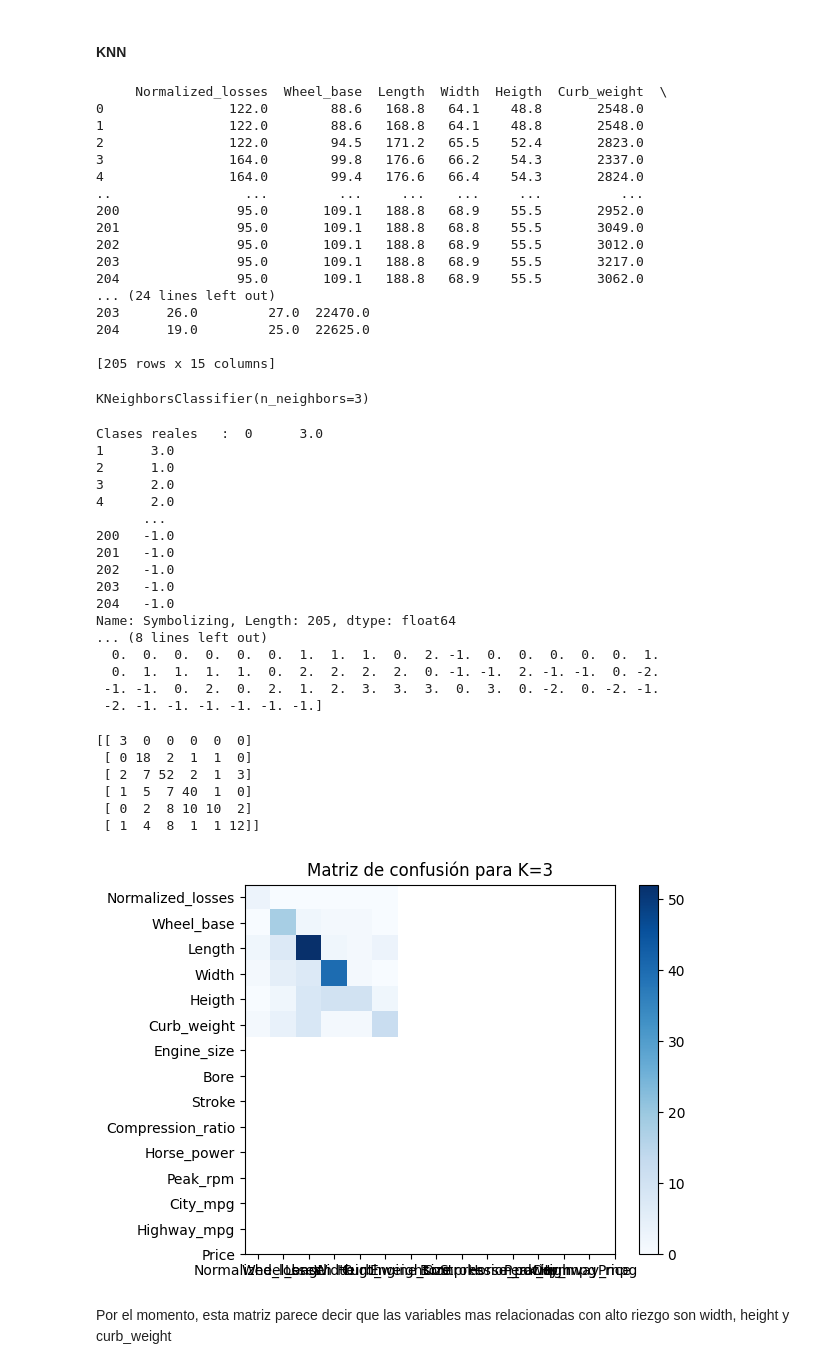
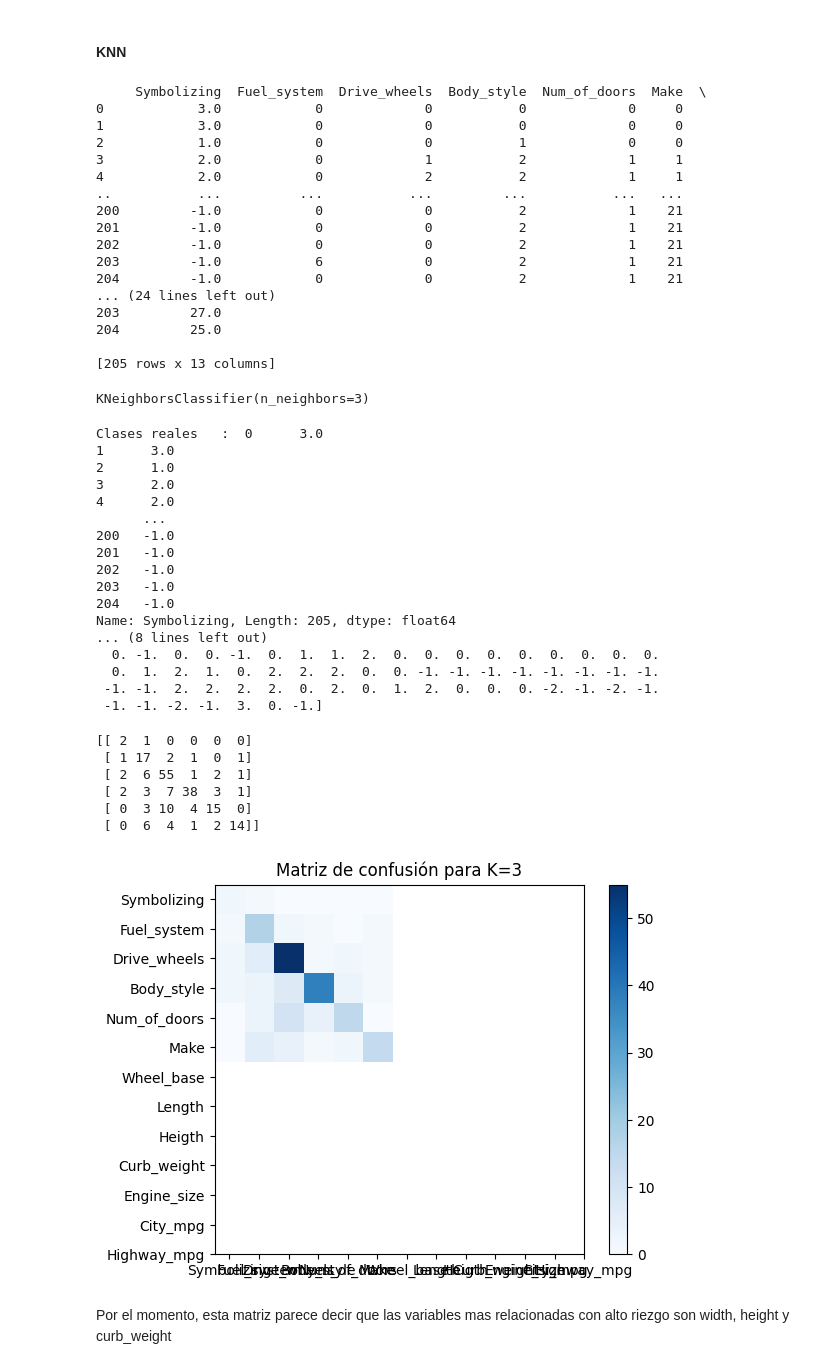
Before and after one commit to SebastianMosqueraCaicedo/ana-datos-riesgo, a Jupyter notebook: Proyect_Agredo_Mosquera.ipynb, the cells around one changed output. Drawn from its saved outputs; the diff is of its cells as text; code cells hidden in the pictures.

Commit message:
turn cualitative vars into numerical values for models

```diff
--- a/Proyect_Agredo_Mosquera.ipynb
+++ b/Proyect_Agredo_Mosquera.ipynb
@@ -864,0 +866,6 @@ data.head()
+# %%
+#Convirtamos las variables categoricas en numeros para que los modelos lo puedan entender
+imp_cat =  data.select_dtypes(['object']).columns
+
+data[imp_cat] = data[imp_cat].apply(lambda x: pd.factorize(x)[0])
+data.head()
@@ -869,28 +897,28 @@ Trabajaremos KNN, Naive Bayes y Regresion Logistica
 # %% [markdown]
 #### KNN
 # %%
-x=data[cuant_var]
+x=data[var_imp]
 y=data["Symbolizing"]
 print(x)
 #Compararemos todas las caracteristicas numericas con la variable objetivo: el riesgo / Symbolizing
 # %% [output]
-     Normalized_losses  Wheel_base  Length  Width  Heigth  Curb_weight  \
-0                122.0        88.6   168.8   64.1    48.8       2548.0
-1                122.0        88.6   168.8   64.1    48.8       2548.0
-2                122.0        94.5   171.2   65.5    52.4       2823.0
-3                164.0        99.8   176.6   66.2    54.3       2337.0
-4                164.0        99.4   176.6   66.4    54.3       2824.0
-..                 ...         ...     ...    ...     ...          ...
-200               95.0       109.1   188.8   68.9    55.5       2952.0
-201               95.0       109.1   188.8   68.8    55.5       3049.0
-202               95.0       109.1   188.8   68.9    55.5       3012.0
-203               95.0       109.1   188.8   68.9    55.5       3217.0
-204               95.0       109.1   188.8   68.9    55.5       3062.0
+     Symbolizing  Fuel_system  Drive_wheels  Body_style  Num_of_doors  Make  \
+0            3.0            0             0           0             0     0
+1            3.0            0             0           0             0     0
+2            1.0            0             0           1             0     0
+3            2.0            0             1           2             1     1
+4            2.0            0             2           2             1     1
+..           ...          ...           ...         ...           ...   ...
+200         -1.0            0             0           2             1    21
+201         -1.0            0             0           2             1    21
+202         -1.0            0             0           2             1    21
+203         -1.0            6             0           2             1    21
+204         -1.0            0             0           2             1    21
 ... (24 lines left out)
-203      26.0         27.0  22470.0
-204      19.0         25.0  22625.0
+203         27.0
+204         25.0
 
-[205 rows x 15 columns]
+[205 rows x 13 columns]
 # %%
 k=3
 knn = neighbors.KNeighborsClassifier(n_neighbors=k)
@@ -915,31 +943,30 @@ Clases reales   :  0      3.0
 204   -1.0
 Name: Symbolizing, Length: 205, dtype: float64
 ... (8 lines left out)
-  0.  0.  0.  0.  0.  0.  1.  1.  1.  0.  2. -1.  0.  0.  0.  0.  0.  1.
-  0.  1.  1.  1.  1.  0.  2.  2.  2.  2.  0. -1. -1.  2. -1. -1.  0. -2.
- -1. -1.  0.  2.  0.  2.  1.  2.  3.  3.  3.  0.  3.  0. -2.  0. -2. -1.
- -2. -1. -1. -1. -1. -1. -1.]
+  0. -1.  0.  0. -1.  0.  1.  1.  2.  0.  0.  0.  0.  0.  0.  0.  0.  0.
+  0.  1.  2.  1.  0.  2.  2.  2.  0.  0. -1. -1. -1. -1. -1. -1. -1. -1.
+ -1. -1.  2.  2.  2.  2.  0.  2.  0.  1.  2.  0.  0.  0. -2. -1. -2. -1.
+ -1. -1. -2. -1.  3.  0. -1.]
 # %%
 #matriz de confusion...
 cm= metrics.confusion_matrix(y, y_pred)
 print(cm)
 plt.imshow(cm, cmap=plt.cm.Blues)
 plt.title("Matriz de confusión para K=3")
 plt.colorbar()
-tick_marks = np.arange(15)
-plt.xticks(tick_marks, data[cuant_var])
-_=plt.yticks(tick_marks, data[cuant_var])
-
+tick_marks = np.arange(13)
+plt.xticks(tick_marks, data[var_imp])
+_=plt.yticks(tick_marks, data[var_imp])
 
 # USAR MATRIZ DE PUNTOS DEL EXTRA
 # %% [output]
-[[ 3  0  0  0  0  0]
- [ 0 18  2  1  1  0]
- [ 2  7 52  2  1  3]
- [ 1  5  7 40  1  0]
- [ 0  2  8 10 10  2]
- [ 1  4  8  1  1 12]]
+[[ 2  1  0  0  0  0]
+ [ 1 17  2  1  0  1]
+ [ 2  6 55  1  2  1]
+ [ 2  3  7 38  3  1]
+ [ 0  3 10  4 15  0]
+ [ 0  6  4  1  2 14]]
-[figure, old version]
+[figure, new version]
 # %% [markdown]
 Por el momento, esta matriz parece decir que las variables mas relacionadas con alto riezgo son width, height y curb_weight
 # %%
```
Also changed, not shown: parts of 39 cells of this notebook.
